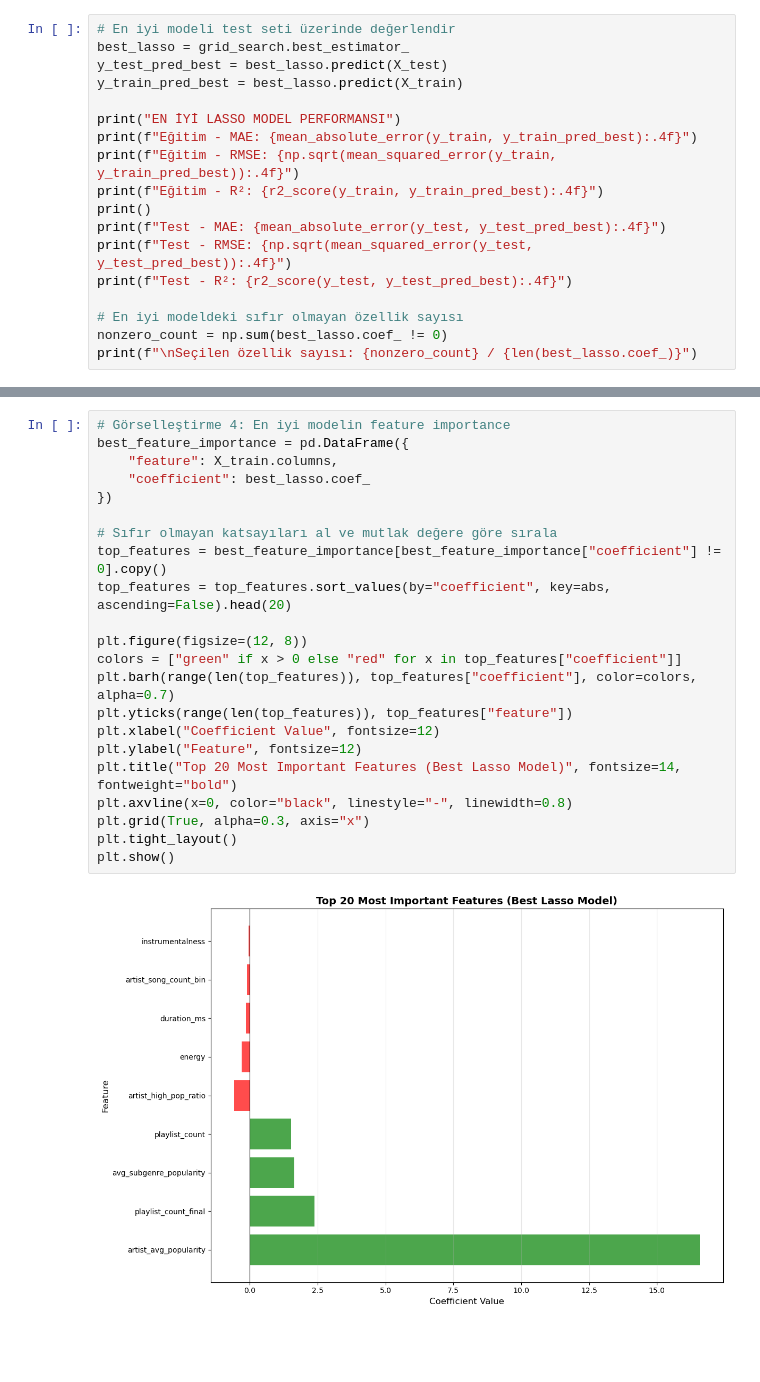
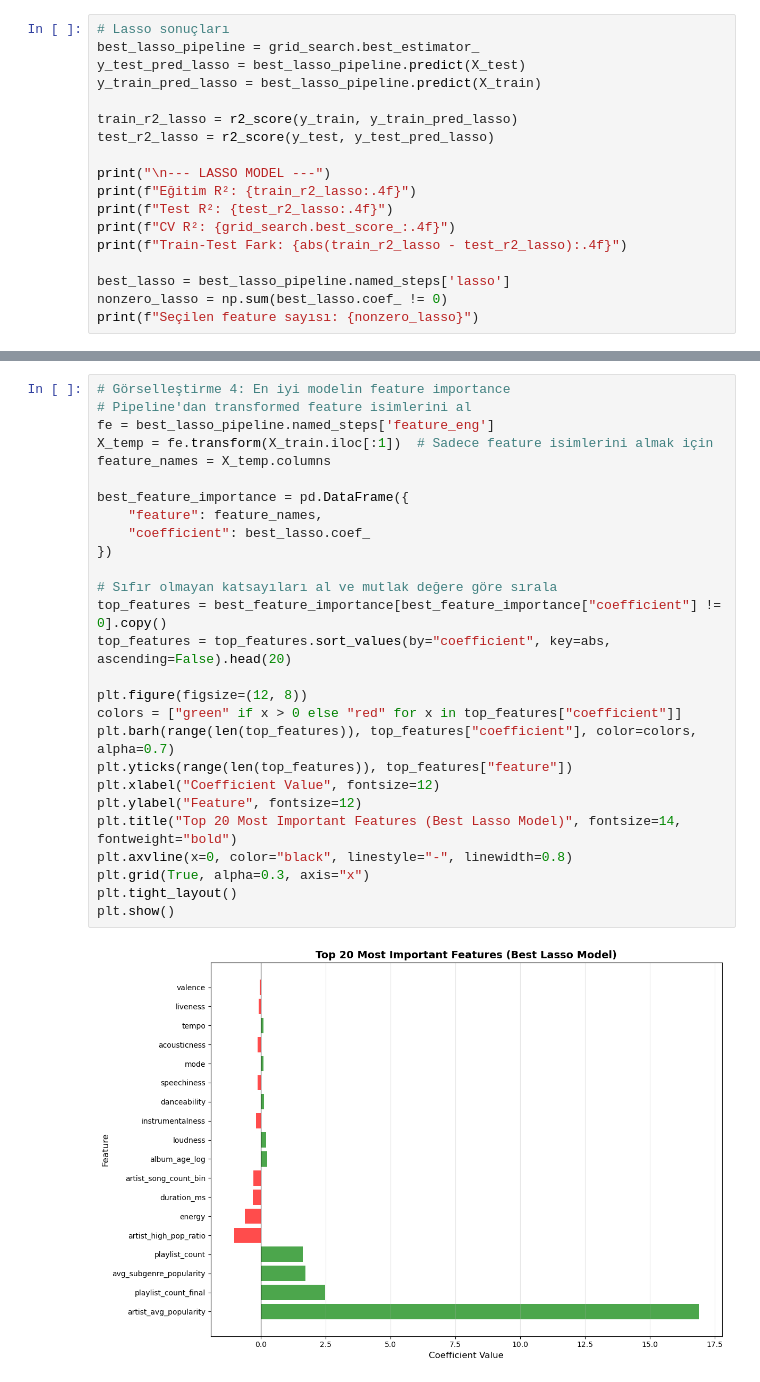
Before and after one commit to essraAlp/spotifyTrendAnalysis, a Jupyter notebook: models/lass0.ipynb, the cells around one changed output, grey strips where cells are left out. Cells and saved outputs as stored; diff of their text form; blank space fills up the shorter version.

```diff
--- a/models/lass0.ipynb
+++ b/models/lass0.ipynb
@@ -114,19 +103,19 @@ En iyi CV MAE: 10.1556
 # %%
-# En iyi modeli test seti üzerinde değerlendir
-best_lasso = grid_search.best_estimator_
-y_test_pred_best = best_lasso.predict(X_test)
-y_train_pred_best = best_lasso.predict(X_train)
+# Lasso sonuçları
+best_lasso_pipeline = grid_search.best_estimator_
+y_test_pred_lasso = best_lasso_pipeline.predict(X_test)
+y_train_pred_lasso = best_lasso_pipeline.predict(X_train)
 
-print("EN İYİ LASSO MODEL PERFORMANSI")
-print(f"Eğitim - MAE: {mean_absolute_error(y_train, y_train_pred_best):.4f}")
-print(f"Eğitim - RMSE: {np.sqrt(mean_squared_error(y_train, y_train_pred_best)):.4f}")
-print(f"Eğitim - R²: {r2_score(y_train, y_train_pred_best):.4f}")
-print()
-print(f"Test - MAE: {mean_absolute_error(y_test, y_test_pred_best):.4f}")
-print(f"Test - RMSE: {np.sqrt(mean_squared_error(y_test, y_test_pred_best)):.4f}")
-print(f"Test - R²: {r2_score(y_test, y_test_pred_best):.4f}")
+train_r2_lasso = r2_score(y_train, y_train_pred_lasso)
+test_r2_lasso = r2_score(y_test, y_test_pred_lasso)
 
-# En iyi modeldeki sıfır olmayan özellik sayısı
-nonzero_count = np.sum(best_lasso.coef_ != 0)
-print(f"\nSeçilen özellik sayısı: {nonzero_count} / {len(best_lasso.coef_)}")
+print("\n--- LASSO MODEL ---")
+print(f"Eğitim R²: {train_r2_lasso:.4f}")
+print(f"Test R²: {test_r2_lasso:.4f}")
+print(f"CV R²: {grid_search.best_score_:.4f}")
+print(f"Train-Test Fark: {abs(train_r2_lasso - test_r2_lasso):.4f}")
+
+best_lasso = best_lasso_pipeline.named_steps['lasso']
+nonzero_lasso = np.sum(best_lasso.coef_ != 0)
+print(f"Seçilen feature sayısı: {nonzero_lasso}")
 # %% [output]
@@ -166,27 +151,32 @@ Tüm alpha değerleri için sonuçlar (en iyi 10):
 # %%
 # Görselleştirme 4: En iyi modelin feature importance
+# Pipeline'dan transformed feature isimlerini al
+fe = best_lasso_pipeline.named_steps['feature_eng']
+X_temp = fe.transform(X_train.iloc[:1])  # Sadece feature isimlerini almak için
+feature_names = X_temp.columns
+
 best_feature_importance = pd.DataFrame({
-    "feature": X_train.columns,
+    "feature": feature_names,
     "coefficient": best_lasso.coef_
 })
 
 # Sıfır olmayan katsayıları al ve mutlak değere göre sırala
 top_features = best_feature_importance[best_feature_importance["coefficient"] != 0].copy()
 top_features = top_features.sort_values(by="coefficient", key=abs, ascending=False).head(20)
 
 plt.figure(figsize=(12, 8))
 colors = ["green" if x > 0 else "red" for x in top_features["coefficient"]]
 plt.barh(range(len(top_features)), top_features["coefficient"], color=colors, alpha=0.7)
 plt.yticks(range(len(top_features)), top_features["feature"])
 plt.xlabel("Coefficient Value", fontsize=12)
 plt.ylabel("Feature", fontsize=12)
 plt.title("Top 20 Most Important Features (Best Lasso Model)", fontsize=14, fontweight="bold")
 plt.axvline(x=0, color="black", linestyle="-", linewidth=0.8)
 plt.grid(True, alpha=0.3, axis="x")
 plt.tight_layout()
 plt.show()
 # %% [output]
-[figure, old version]
+[figure, new version]
 # %%
 # Görselleştirme 5: Gerçek vs Tahmin edilen değerler
 plt.figure(figsize=(12, 5))
```
Also changed, not shown: parts of 8 cells of this notebook, 7 other files.
